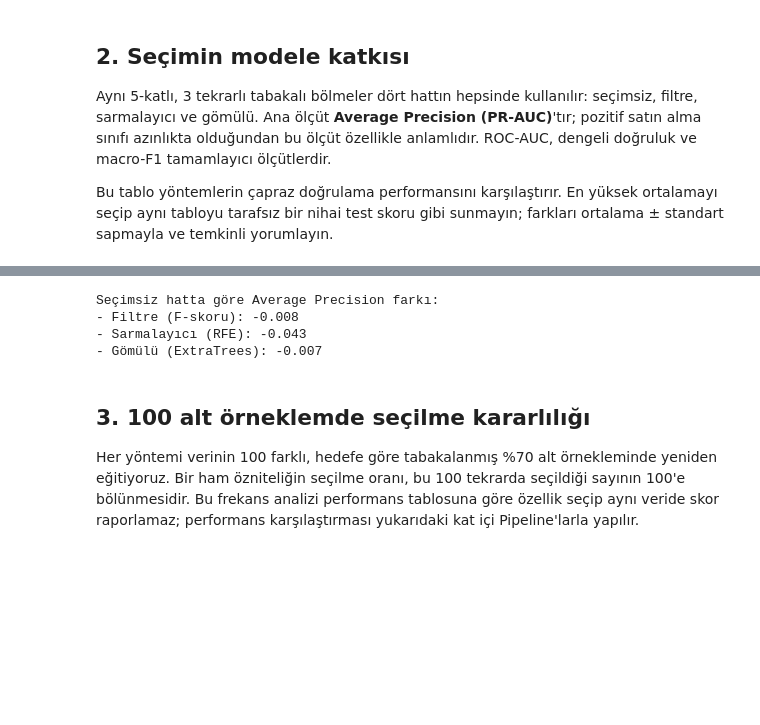
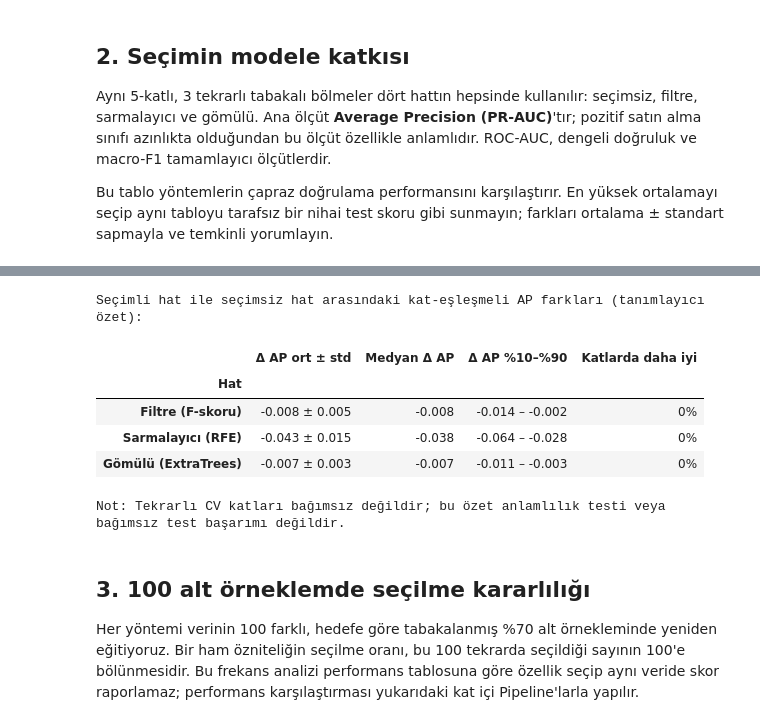
Before and after one commit to sahingngrdu/Sat-n-alma-Niyeti, a Jupyter notebook: proje1/BIL545_Proje1_EkPaket2_OznitelikSecimi.ipynb, the cells around one changed output, grey strips where cells are left out. Cells and saved outputs as stored; diff of their text form; code cells hidden in the pictures; blank space fills up the shorter version.

```diff
--- a/proje1/BIL545_Proje1_EkPaket2_OznitelikSecimi.ipynb
+++ b/proje1/BIL545_Proje1_EkPaket2_OznitelikSecimi.ipynb
@@ -163,43 +166,56 @@ scoring = {
 
 pipelines = {"Seçimsiz": make_pipeline()}
 pipelines.update({name: make_pipeline(sel) for name, sel in selectors.items()})
-
+cv_score_objects = {}
 cv_rows = []
 for name, pipe in pipelines.items():
     scores = cross_validate(
         pipe, X, y,
         cv=cv,
         scoring=scoring,
         n_jobs=1,
         return_train_score=False,
         error_score="raise",
     )
+    cv_score_objects[name] = scores
     row = {"Hat": name}
     for metric in scoring:
         values = scores[f"test_{metric}"]
         row[f"{metric} ortalama ± std"] = f"{values.mean():.3f} ± {values.std(ddof=1):.3f}"
         row[f"_{metric}_mean"] = values.mean()
     cv_rows.append(row)
 
 cv_results = pd.DataFrame(cv_rows).set_index("Hat")
 display(cv_results[[f"{m} ortalama ± std" for m in scoring]])
 
-baseline_ap = cv_results.loc["Seçimsiz", "_AveragePrecision_mean"]
-print("\nSeçimsiz hatta göre Average Precision farkı:")
+baseline_ap_folds = cv_score_objects["Seçimsiz"]["test_AveragePrecision"]
+paired_rows = []
 for name in selectors:
-    delta = cv_results.loc[name, "_AveragePrecision_mean"] - baseline_ap
-    print(f"- {name}: {delta:+.3f}")
+    delta = cv_score_objects[name]["test_AveragePrecision"] - baseline_ap_folds
+    paired_rows.append({
+        "Hat": name,
+        "Δ AP ort ± std": f"{delta.mean():+.3f} ± {delta.std(ddof=1):.3f}",
+        "Medyan Δ AP": f"{np.median(delta):+.3f}",
+        "Δ AP %10–%90": f"{np.quantile(delta,.10):+.3f} – {np.quantile(delta,.90):+.3f}",
+        "Katlarda daha iyi": f"{np.mean(delta > 0):.0%}",
+    })
+print("Seçimli hat ile seçimsiz hat arasındaki kat-eşleşmeli AP farkları (tanımlayıcı özet):")
+display(pd.DataFrame(paired_rows).set_index("Hat"))
+print("Not: Tekrarlı CV katları bağımsız değildir; bu özet anlamlılık testi veya bağımsız test başarımı değildir.")
 # %% [output]
 |  | AveragePrecision ortalama ± std | ROCAUC ortalama ± std | BalancedAccuracy ortalama ± std | MacroF1 ortalama ± std |
 | Hat |  |  |  |  |
 | Seçimsiz | 0.748 ± 0.014 | 0.931 ± 0.006 | 0.806 ± 0.014 | 0.812 ± 0.010 |
 | Filtre (F-skoru) | 0.740 ± 0.015 | 0.927 ± 0.006 | 0.805 ± 0.013 | 0.809 ± 0.009 |
 | Sarmalayıcı (RFE) | 0.705 ± 0.017 | 0.921 ± 0.006 | 0.813 ± 0.012 | 0.795 ± 0.011 |
 | Gömülü (ExtraTrees) | 0.741 ± 0.015 | 0.925 ± 0.007 | 0.801 ± 0.014 | 0.809 ± 0.011 |
-Seçimsiz hatta göre Average Precision farkı:
-- Filtre (F-skoru): -0.008
-- Sarmalayıcı (RFE): -0.043
-- Gömülü (ExtraTrees): -0.007
+Seçimli hat ile seçimsiz hat arasındaki kat-eşleşmeli AP farkları (tanımlayıcı özet):
+|  | Δ AP ort ± std | Medyan Δ AP | Δ AP %10–%90 | Katlarda daha iyi |
+| Hat |  |  |  |  |
+| Filtre (F-skoru) | -0.008 ± 0.005 | -0.008 | -0.014 – -0.002 | 0% |
+| Sarmalayıcı (RFE) | -0.043 ± 0.015 | -0.038 | -0.064 – -0.028 | 0% |
+| Gömülü (ExtraTrees) | -0.007 ± 0.003 | -0.007 | -0.011 – -0.003 | 0% |
+Not: Tekrarlı CV katları bağımsız değildir; bu özet anlamlılık testi veya bağımsız test başarımı değildir.
 # %% [markdown]
 ## 3. 100 alt örneklemde seçilme kararlılığı
 
```
Also changed, not shown: parts of 4 cells of this notebook, 1 other file.
